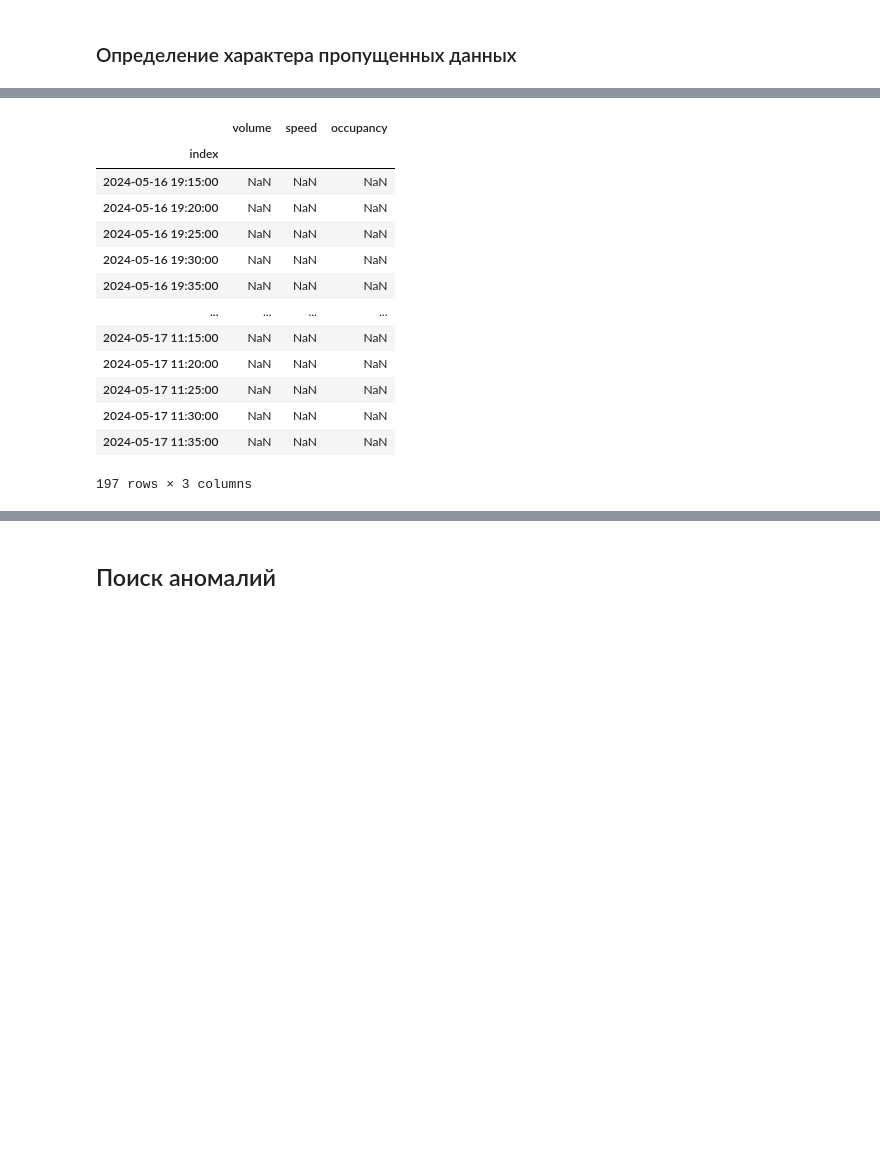
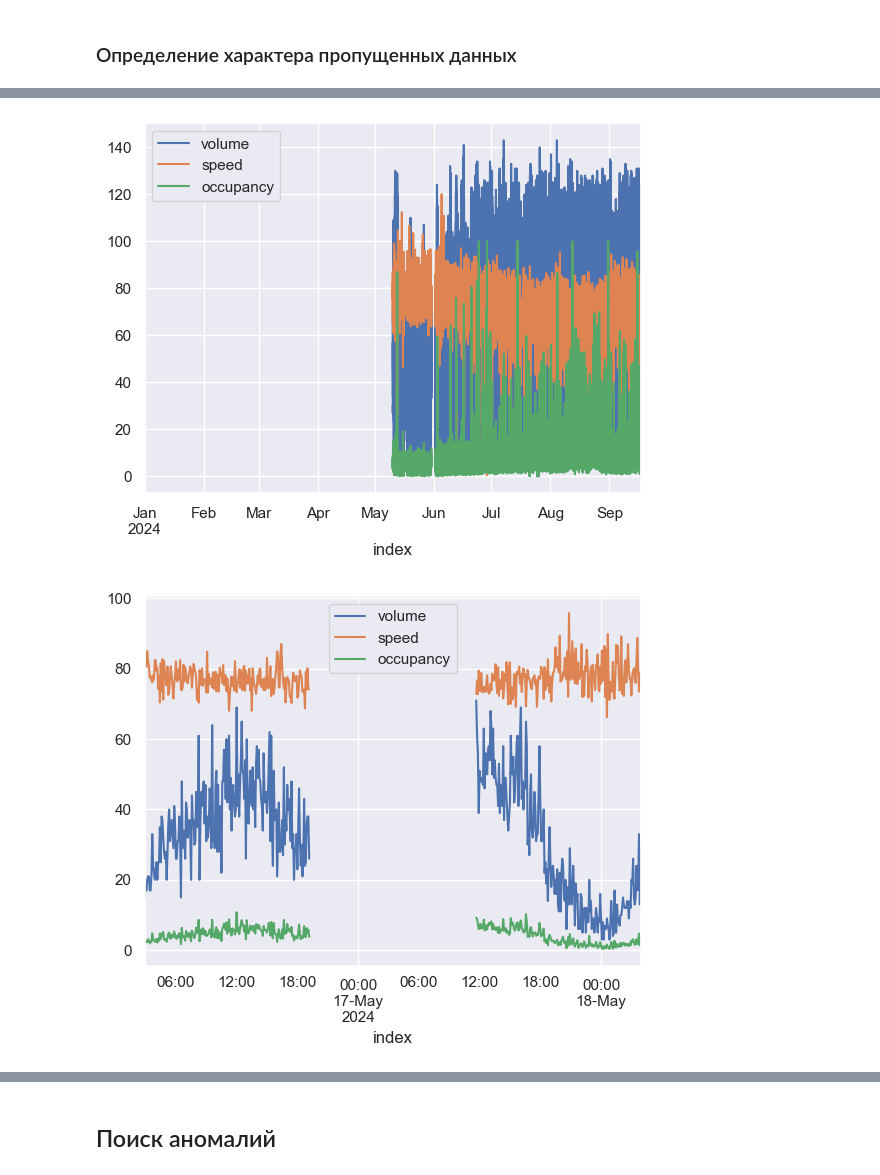
Before and after one commit to BlackKingWhitePawn/transportation, a Jupyter notebook: puid_processing.ipynb, the cells around one changed output, grey strips where cells are left out. Saved outputs shown, nothing was run; the diff lists cells and outputs as text; code cells hidden in the pictures; blank space fills up the shorter version.

Commit message:
find missing

```diff
--- a/puid_processing.ipynb
+++ b/puid_processing.ipynb
@@ -237,17 +235,14 @@ s1, e1 = nan_intervals.loc[1].start, nan_intervals.loc[1].end
-# %%
-puid_source_0_na.loc[s1:e1]
-# %% [output]
-|  | volume | speed | occupancy |
-| index |  |  |  |
-| 2024-05-16 19:15:00 | NaN | NaN | NaN |
-| 2024-05-16 19:20:00 | NaN | NaN | NaN |
-| 2024-05-16 19:25:00 | NaN | NaN | NaN |
-| 2024-05-16 19:30:00 | NaN | NaN | NaN |
-| 2024-05-16 19:35:00 | NaN | NaN | NaN |
-| ... | ... | ... | ... |
-| 2024-05-17 11:15:00 | NaN | NaN | NaN |
-| 2024-05-17 11:20:00 | NaN | NaN | NaN |
-| 2024-05-17 11:25:00 | NaN | NaN | NaN |
-| 2024-05-17 11:30:00 | NaN | NaN | NaN |
-| 2024-05-17 11:35:00 | NaN | NaN | NaN |
-197 rows × 3 columns
+# %%
+def get_interval(index):
+    return nan_intervals.loc[index].start, nan_intervals.loc[index].end
+
+def plot_missing(df: pd.DataFrame, nan_df: pd.DataFrame):
+    for interval_data in nan_df.itertuples(index=False):
+        delta = interval_data.duration if interval_data.duration != pd.Timedelta(0) else pd.Timedelta(hours=1)
+        df.loc[interval_data.start - delta:interval_data.end + delta].plot()
+# %%
+plot_missing(puid_source_0_na, nan_intervals)
+# list(nan_intervals.itertuples(index=False))
+# %% [output]
+[figure, added]
+[figure, added]
```
Also changed, not shown: parts of 5 cells of this notebook.
